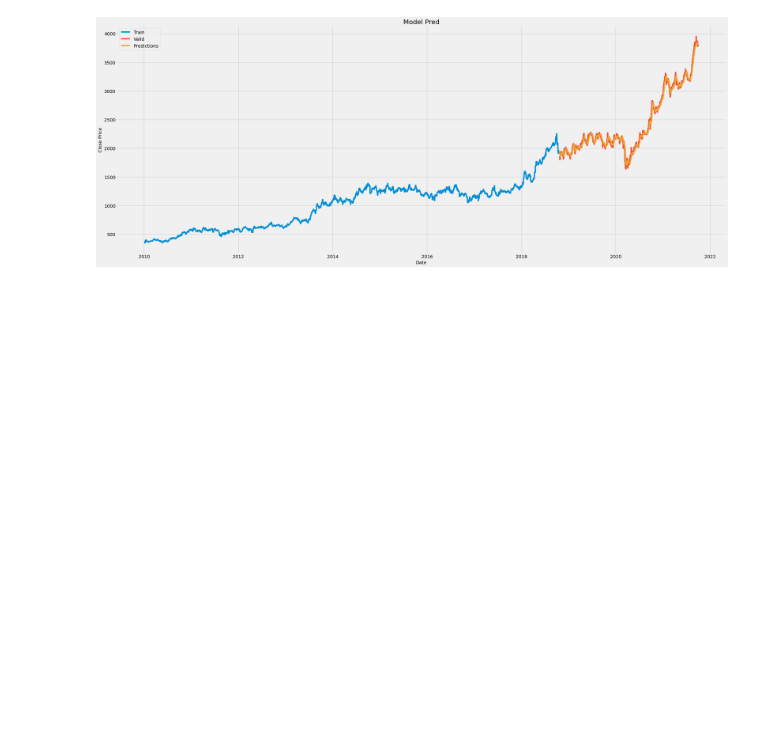
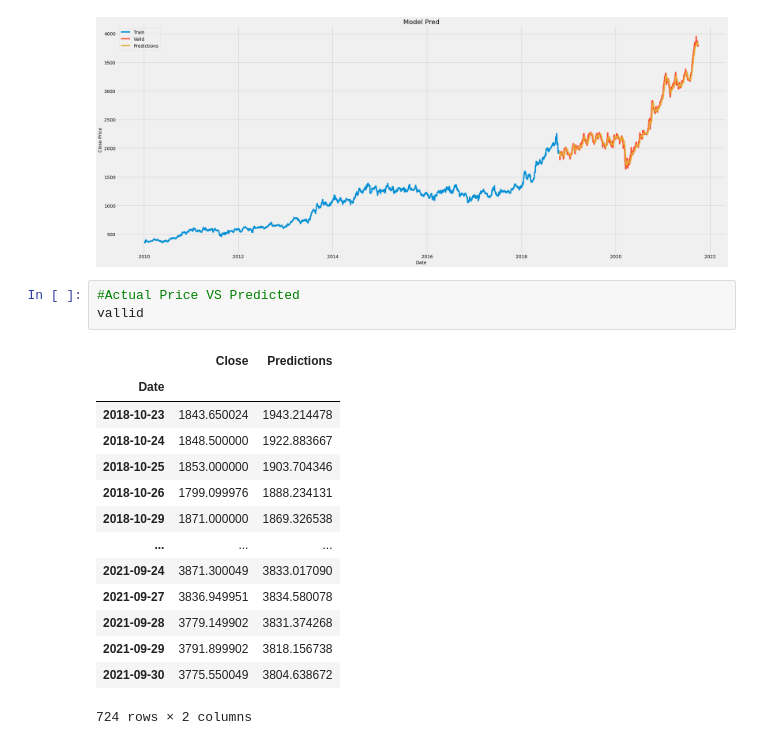
Before and after one commit to Indrajit-ghosal/Stock_prediction_Deeplearning, a Jupyter notebook: LSTM_PROJECT_FOR_STCK_PRIDICTION.ipynb, the cells around one changed output. Cells and saved outputs as stored; diff of their text form; blank space fills up the shorter version.

```diff
--- a/LSTM_PROJECT_FOR_STCK_PRIDICTION.ipynb
+++ b/LSTM_PROJECT_FOR_STCK_PRIDICTION.ipynb
@@ -179,3 +181,21 @@ Try using .loc[row_indexer,col_indexer] = value instead
 See the caveats in the documentation: https://pandas.pydata.org/pandas-docs/stable/user_guide/indexing.html#returning-a-view-versus-a-copy
   after removing the cwd from sys.path.
 [figure]
+# %%
+#Actual Price VS Predicted
+vallid
+# %% [output]
+|  | Close | Predictions |
+| Date |  |  |
+| 2018-10-23 | 1843.650024 | 1943.214478 |
+| 2018-10-24 | 1848.500000 | 1922.883667 |
+| 2018-10-25 | 1853.000000 | 1903.704346 |
+| 2018-10-26 | 1799.099976 | 1888.234131 |
+| 2018-10-29 | 1871.000000 | 1869.326538 |
+| ... | ... | ... |
+| 2021-09-24 | 3871.300049 | 3833.017090 |
+| 2021-09-27 | 3836.949951 | 3834.580078 |
+| 2021-09-28 | 3779.149902 | 3831.374268 |
+| 2021-09-29 | 3791.899902 | 3818.156738 |
+| 2021-09-30 | 3775.550049 | 3804.638672 |
+724 rows × 2 columns
```
Also changed, not shown: parts of 1 cell of this notebook.
